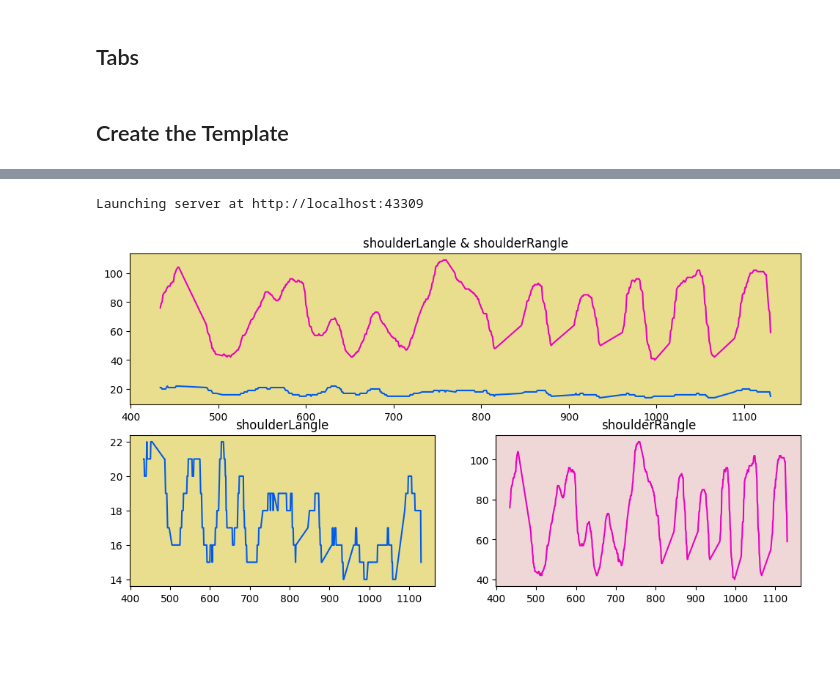
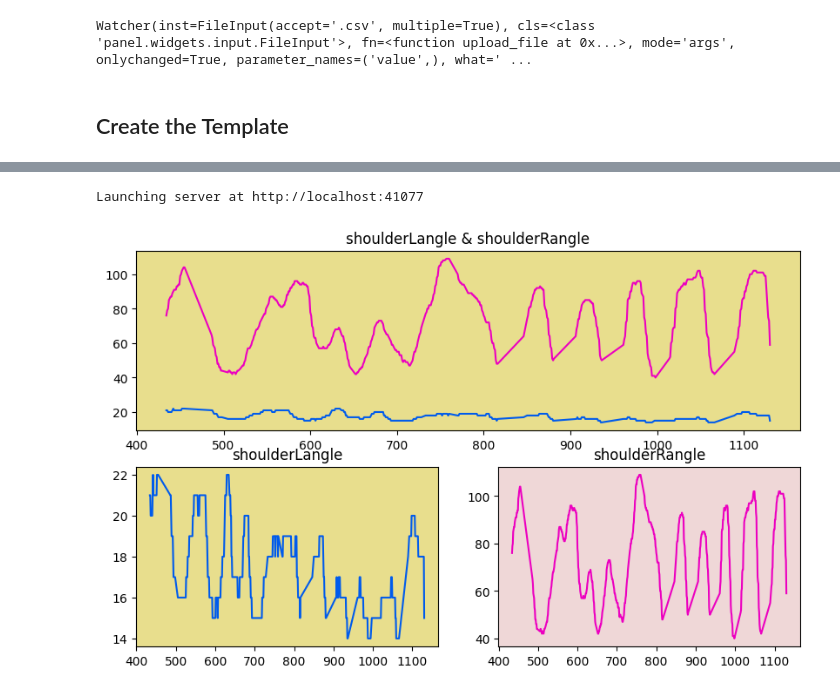
Before and after one commit to x86girl/panel_dashboard, a Jupyter notebook: Interactive_dashboard.ipynb, the cells around one changed output, grey strips where cells are left out. Cells and saved outputs as stored; diff of their text form; code cells hidden in the pictures; blank space fills up the shorter version.

```diff
--- a/Interactive_dashboard.ipynb
+++ b/Interactive_dashboard.ipynb
@@ -75,6 +75,29 @@ def fetch_data(url):
     return df
 
 select_df = pn.Column(select, pn.bind(pn.widgets.Tabulator, pn.bind(fetch_data, select), page_size=10))
+# %%
+MB = 1024*1024
+MIN_SIZE= 1 * MB
+SAVE_PATH = '../data'
+file_input = pn.widgets.FileInput(accept='.csv', multiple = True)
+
+
+
+button = pn.widgets.Button(name='Upload File', button_type='primary')
+text = pn.widgets.TextInput(value='Ready')
+
+def b(event):
+    file_input.save(file_input.filename)
+
+def upload_file(event):
+    if file_input is not None:
+        file_input.save(file_input.filename)
+button.on_click(b)
+file_input.param.watch(upload_file,'value')
+
+button.on_click(b)
+# %% [output]
+Watcher(inst=FileInput(accept='.csv', multiple=True), cls=<class 'panel.widgets.input.FileInput'>, fn=<function upload_file at 0x...>, mode='args', onlychanged=True, parameter_names=('value',), what=' ...
 # %%
 @pn.cache
 def plot(df = None, limb = 'shoulder',direction = 'l', color_0 = 'goldenrod',color_1 = 'coral'):
@@ -100,8 +123,6 @@ def plot(df = None, limb = 'shoulder',direction = 'l', color_0 = 'goldenrod',col
 
 
     return fig
-# %% [markdown]
-## Tabs
 # %%
 columns = ['shoulder','elbow','knee','hip']
 select_column = pn.widgets.Select(options=columns)
@@ -126,6 +147,8 @@ boxplot_widget = pn.bind(boxplot, select)
 template = pn.template.BootstrapTemplate(
     title='Data analysis for motor disabilities rehabilitation of the upper limbs using augmented reality',
     sidebar=[pn.pane.Markdown(""),
+             file_input,
+             button,
              pn.pane.Markdown("## Choose the dataframe"),
              select,select_column
             ],
@@ -140,2 +163,2 @@ WARNING:param.BootstrapTemplate00862: Setting non-parameter attribute accent_bas
-Launching server at http://localhost:43309
+Launching server at http://localhost:41077
-[figure, old version]
+[figure, new version]
```
Also changed, not shown: parts of 2 cells of this notebook.
